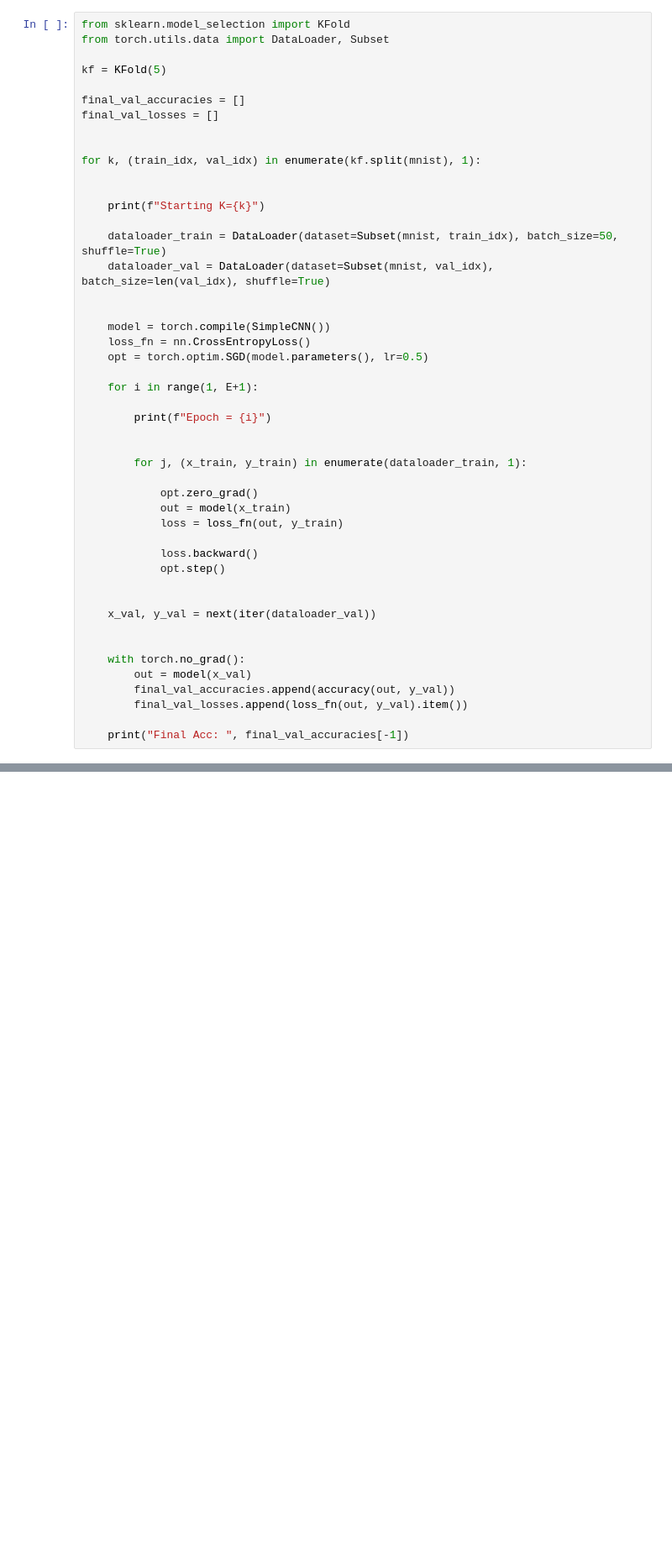
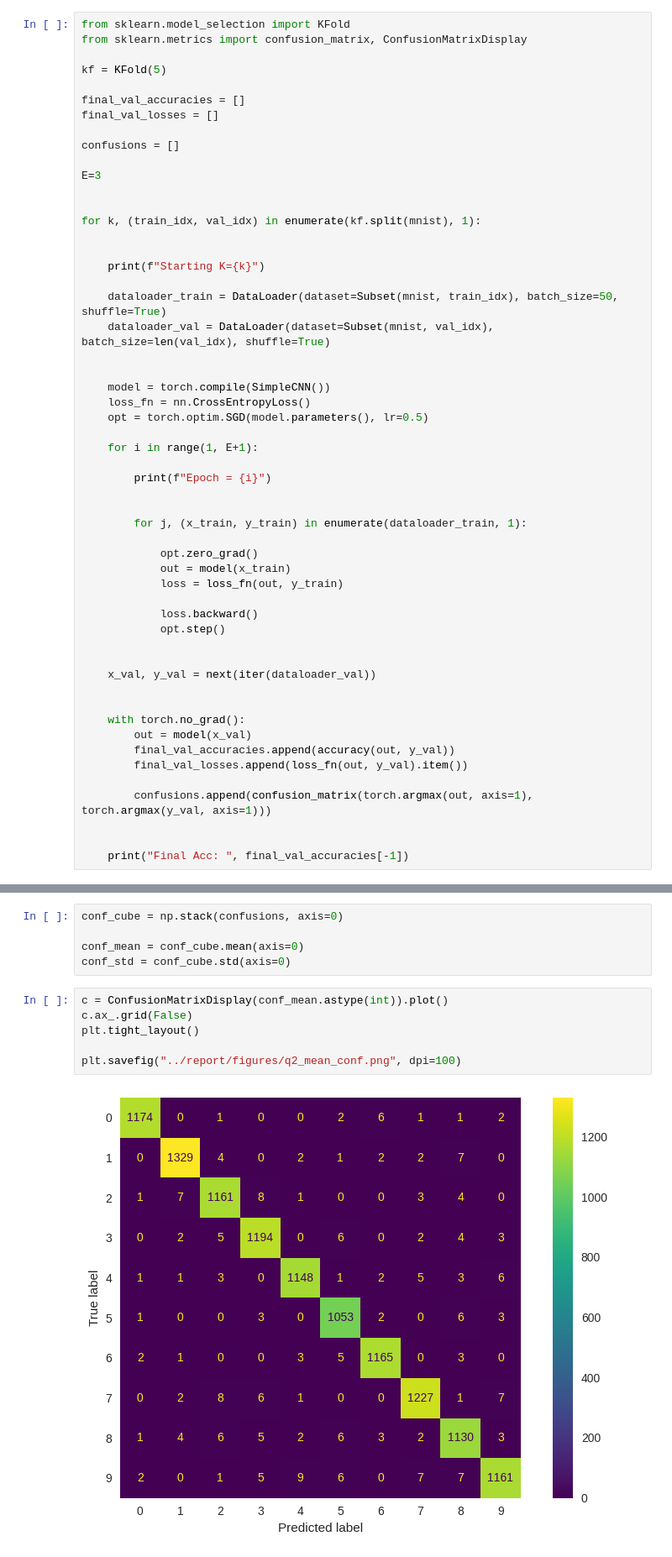
Before and after one commit to jpssrocha/ML_Exercises, a Jupyter notebook: GB500/exercise_list_3/notebooks/q2_cnn.ipynb, the cells around one changed output, grey strips where cells are left out. Shown: that part at 84% size. Saved outputs shown, nothing was run; the diff lists cells and outputs as text; blank space fills up the shorter version.

```diff
--- a/GB500/exercise_list_3/notebooks/q2_cnn.ipynb
+++ b/GB500/exercise_list_3/notebooks/q2_cnn.ipynb
@@ -299,12 +321,16 @@ Subset(mnist, range(0, 100))
 <torch.utils.data.dataset.Subset at 0x...>
 # %%
 from sklearn.model_selection import KFold
-from torch.utils.data import DataLoader, Subset
+from sklearn.metrics import confusion_matrix, ConfusionMatrixDisplay
 
 kf = KFold(5)
 
 final_val_accuracies = []
 final_val_losses = []
+
+confusions = []
+
+E=3
 
 
 for k, (train_idx, val_idx) in enumerate(kf.split(mnist), 1):
@@ -343,6 +369,9 @@ for k, (train_idx, val_idx) in enumerate(kf.split(mnist), 1):
         final_val_accuracies.append(accuracy(out, y_val))
         final_val_losses.append(loss_fn(out, y_val).item())
 
+        confusions.append(confusion_matrix(torch.argmax(out, axis=1), torch.argmax(y_val, axis=1)))
+
+
     print("Final Acc: ", final_val_accuracies[-1])
 # %% [output]
 Starting K=1
@@ -371,0 +398,13 @@ np.mean(final_val_accuracies), np.std(final_val_accuracies)
+# %%
+conf_cube = np.stack(confusions, axis=0)
+
+conf_mean = conf_cube.mean(axis=0)
+conf_std = conf_cube.std(axis=0)
+# %%
+c = ConfusionMatrixDisplay(conf_mean.astype(int)).plot()
+c.ax_.grid(False)
+plt.tight_layout()
+
+plt.savefig("../report/figures/q2_mean_conf.png", dpi=100)
+# %% [output]
+[figure, added]
```
Also changed, not shown: parts of 9 cells of this notebook, 8 other files.
